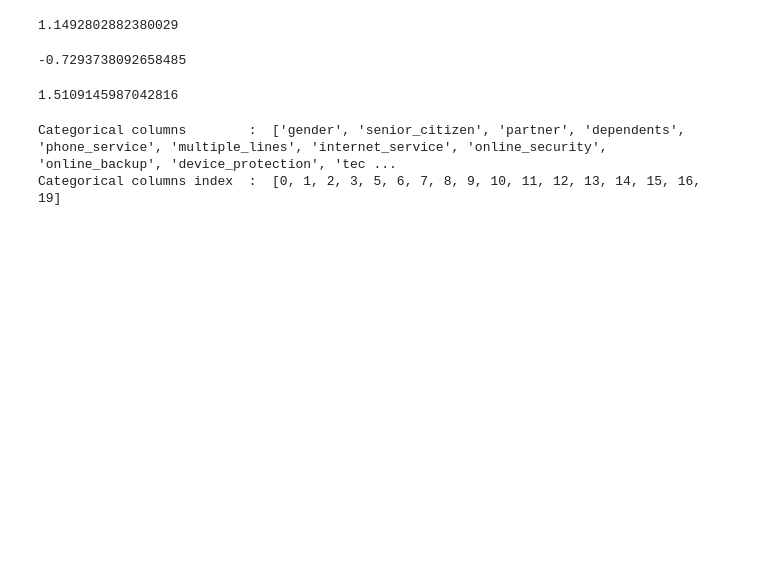
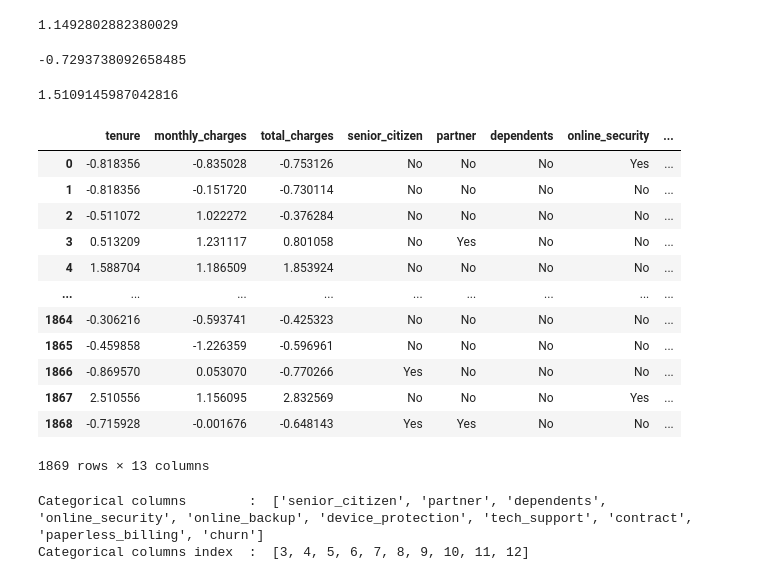
Before and after one commit to FTDS-assignment-bay/p2-final-project-ftds-001-sby-group-001, a Jupyter notebook: data_scientist.ipynb, the cells around one changed output. Drawn from its saved outputs; the diff is of its cells as text; code cells hidden in the pictures; blank space fills up the shorter version.

```diff
--- a/data_scientist.ipynb
+++ b/data_scientist.ipynb
@@ -443,3 +420,5 @@ memory usage: 306.6+ KB
+# %%
+dfnew = dfnew.drop(columns=[col for col in dfnew if col not in columns])
 # %%
 dfnew.columns
 # %% [output]
@@ -474,11 +453,27 @@ cluster_preprocessor = ColumnTransformer(transformers=[
+# %%
+dfnew_final
+# %% [output]
+|  | tenure | monthly_charges | total_charges | senior_citizen | partner | dependents | online_security | ... |
+| 0 | -0.818356 | -0.835028 | -0.753126 | No | No | No | Yes | ... |
+| 1 | -0.818356 | -0.151720 | -0.730114 | No | No | No | No | ... |
+| 2 | -0.511072 | 1.022272 | -0.376284 | No | No | No | No | ... |
+| 3 | 0.513209 | 1.231117 | 0.801058 | No | Yes | No | No | ... |
+| 4 | 1.588704 | 1.186509 | 1.853924 | No | No | No | No | ... |
+| ... | ... | ... | ... | ... | ... | ... | ... | ... |
+| 1864 | -0.306216 | -0.593741 | -0.425323 | No | No | No | No | ... |
+| 1865 | -0.459858 | -1.226359 | -0.596961 | No | No | No | No | ... |
+| 1866 | -0.869570 | 0.053070 | -0.770266 | Yes | No | No | No | ... |
+| 1867 | 2.510556 | 1.156095 | 2.832569 | No | No | No | Yes | ... |
+| 1868 | -0.715928 | -0.001676 | -0.648143 | Yes | Yes | No | No | ... |
+1869 rows × 13 columns
 # %%
-index_cat_columns = [dfnew.columns.get_loc(col) for col in list(dfnew.select_dtypes('object').columns)]
+index_cat_columns = [dfnew_final.columns.get_loc(col) for col in new_cat]
 
 print('Categorical columns        : ', new_cat)
 print('Categorical columns index  : ', index_cat_columns)
 # %% [output]
-Categorical columns        :  ['gender', 'senior_citizen', 'partner', 'dependents', 'phone_service', 'multiple_lines', 'internet_service', 'online_security', 'online_backup', 'device_protection', 'tec ...
-Categorical columns index  :  [0, 1, 2, 3, 5, 6, 7, 8, 9, 10, 11, 12, 13, 14, 15, 16, 19]
+Categorical columns        :  ['senior_citizen', 'partner', 'dependents', 'online_security', 'online_backup', 'device_protection', 'tech_support', 'contract', 'paperless_billing', 'churn']
+Categorical columns index  :  [3, 4, 5, 6, 7, 8, 9, 10, 11, 12]
 # %%
 max_clusters = 6
 cost = []
```
Also changed, not shown: parts of 25 cells of this notebook.
